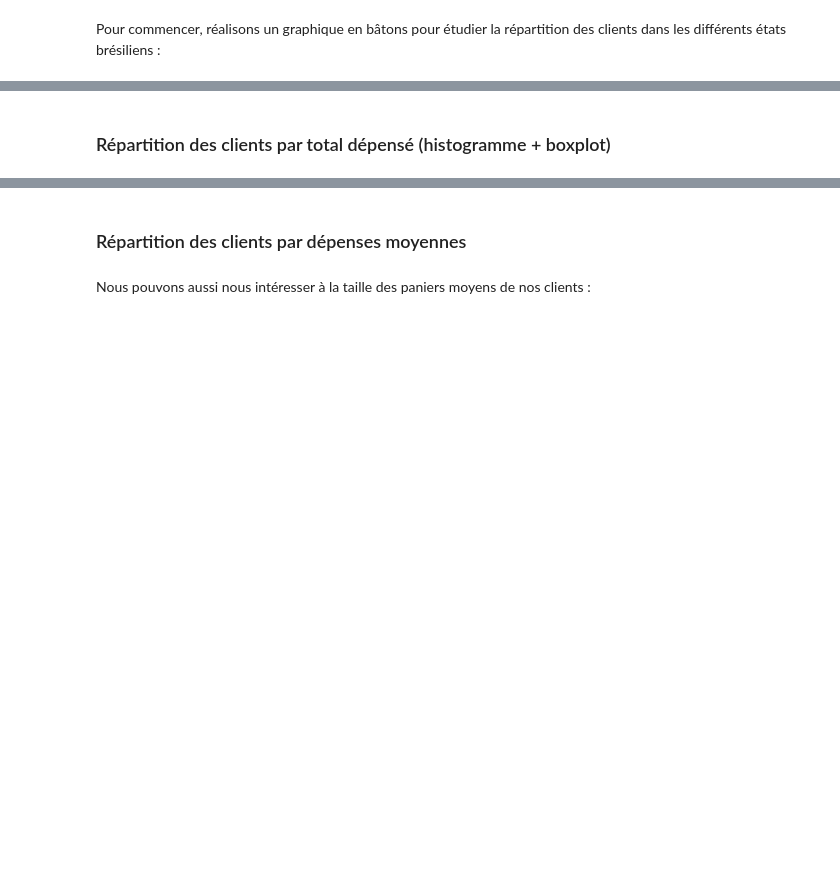
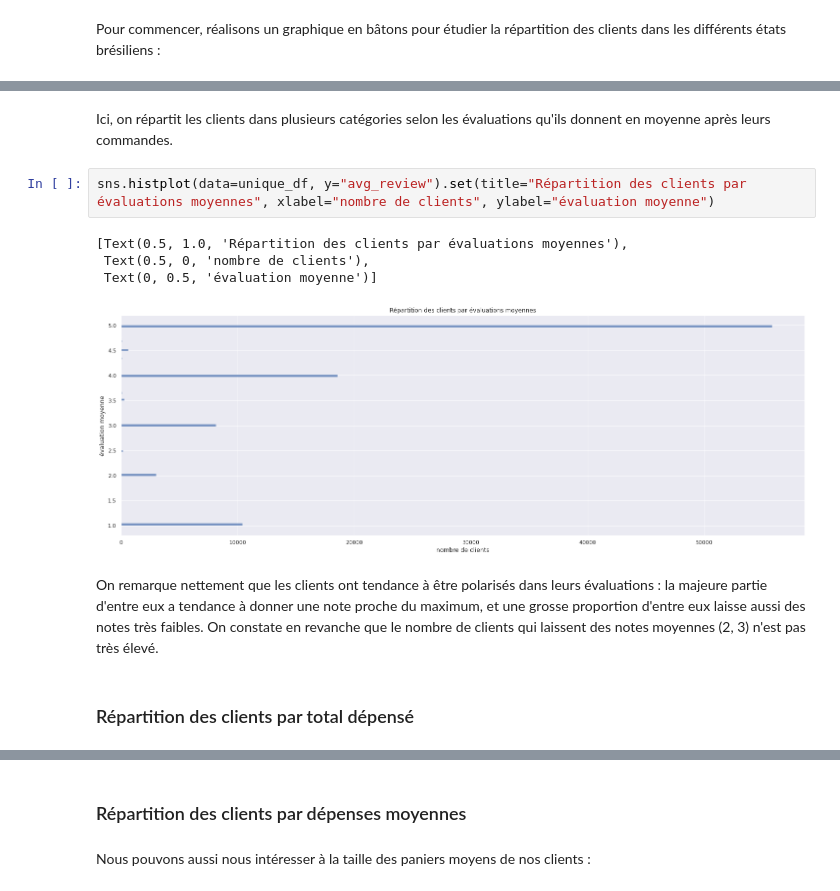
Before and after one commit to marlierecharlie/brief_13_la_data_dream_team, a Jupyter notebook: SEGMENTATION_CLIENTS/analyse_exploratoire.ipynb, the cells around one changed output, grey strips where cells are left out. Drawn from its saved outputs; the diff is of its cells as text; blank space fills up the shorter version.

```diff
--- a/SEGMENTATION_CLIENTS/analyse_exploratoire.ipynb
+++ b/SEGMENTATION_CLIENTS/analyse_exploratoire.ipynb
@@ -649,2 +664,13 @@ Pour commencer, réalisons un graphique en bâtons pour étudier la répartition
+# %% [markdown]
+Ici, on répartit les clients dans plusieurs catégories selon les évaluations qu'ils donnent en moyenne après leurs commandes.
+# %%
+sns.histplot(data=unique_df, y="avg_review").set(title="Répartition des clients par évaluations moyennes", xlabel="nombre de clients", ylabel="évaluation moyenne")
+# %% [output]
+[Text(0.5, 1.0, 'Répartition des clients par évaluations moyennes'),
+ Text(0.5, 0, 'nombre de clients'),
+ Text(0, 0.5, 'évaluation moyenne')]
+[figure, added]
+# %% [markdown]
+On remarque nettement que les clients ont tendance à être polarisés dans leurs évaluations : la majeure partie d'entre eux a tendance à donner une note proche du maximum, et une grosse proportion d'entre eux laisse aussi des notes très faibles. On constate en revanche que le nombre de clients qui laissent des notes moyennes (2, 3) n'est pas très élevé.
 # %% [markdown]
-### Répartition des clients par total dépensé (histogramme + boxplot)
+### Répartition des clients par total dépensé
```
Also changed, not shown: parts of 18 cells of this notebook.
